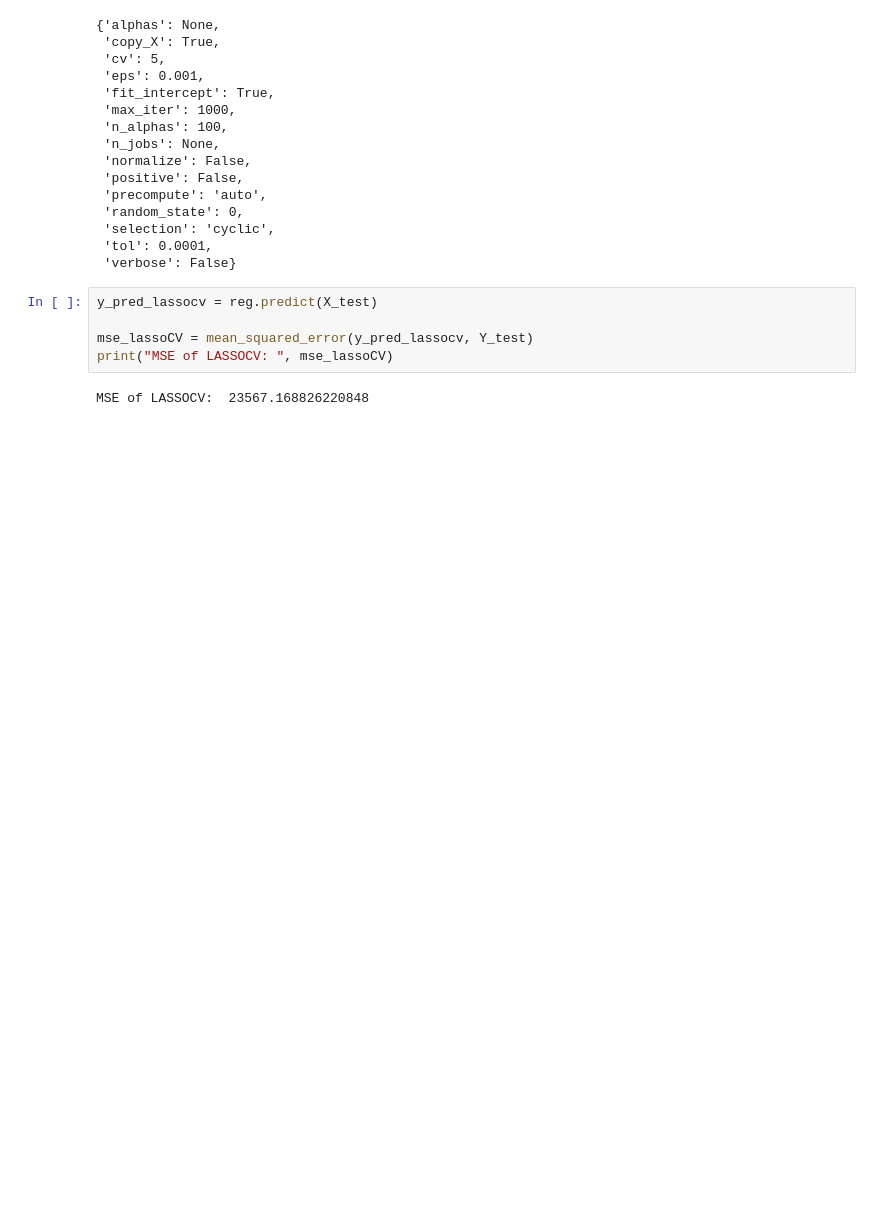
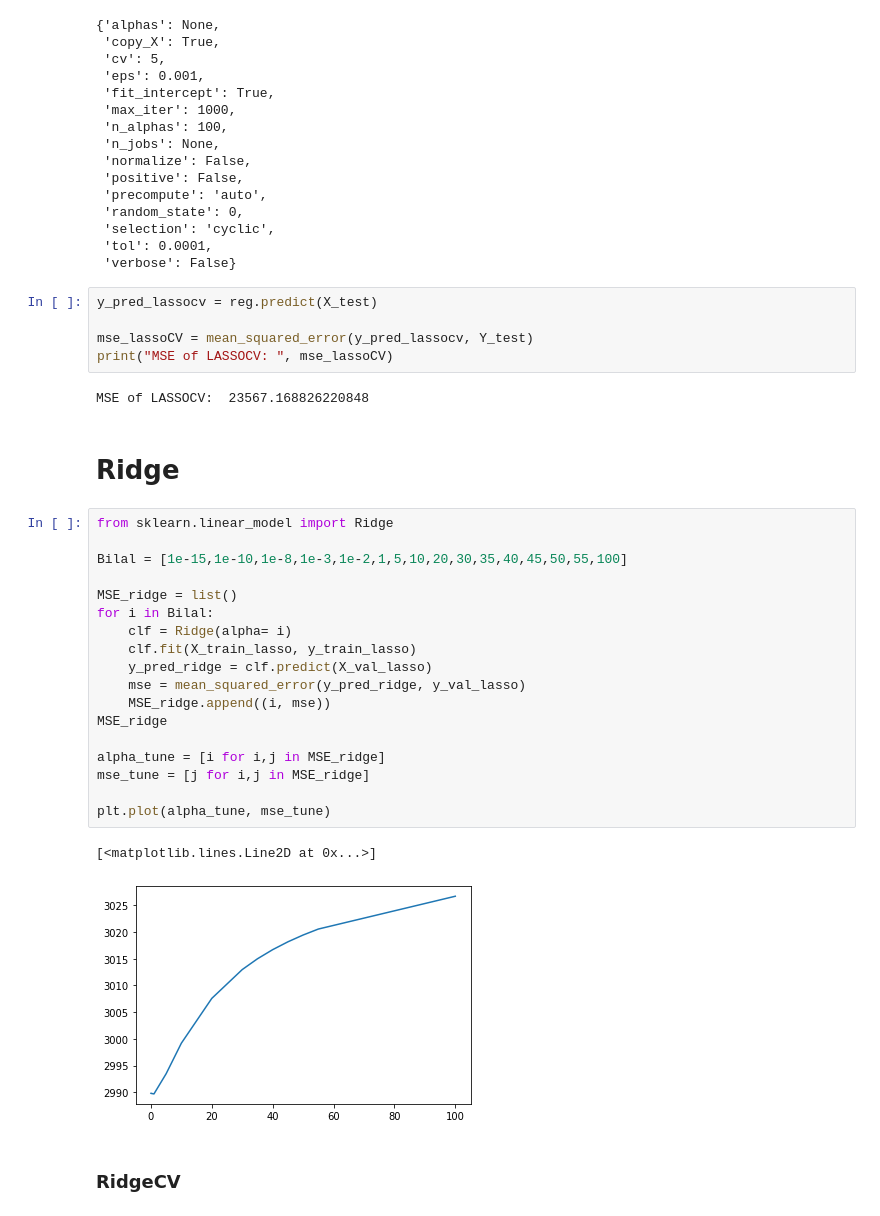
Before and after one commit to RyanXJu/Airbnb_Montreal, a Jupyter notebook: PricePrediction2.ipynb, the cells around one changed output. Cells and saved outputs as stored; diff of their text form; blank space fills up the shorter version.

Commit message:
lasso and ridge

```diff
--- a/PricePrediction2.ipynb
+++ b/PricePrediction2.ipynb
@@ -496,3 +500,28 @@ mse_lassoCV = mean_squared_error(y_pred_lassocv, Y_test)
 print("MSE of LASSOCV: ", mse_lassoCV)
 # %% [output]
 MSE of LASSOCV:  23567.168826220848
+# %% [markdown]
+# Ridge
+# %%
+from sklearn.linear_model import Ridge
+
+Bilal = [1e-15,1e-10,1e-8,1e-3,1e-2,1,5,10,20,30,35,40,45,50,55,100]
+
+MSE_ridge = list()
+for i in Bilal:
+    clf = Ridge(alpha= i)
+    clf.fit(X_train_lasso, y_train_lasso)
+    y_pred_ridge = clf.predict(X_val_lasso)
+    mse = mean_squared_error(y_pred_ridge, y_val_lasso)
+    MSE_ridge.append((i, mse))
+MSE_ridge
+
+alpha_tune = [i for i,j in MSE_ridge]
+mse_tune = [j for i,j in MSE_ridge]
+
+plt.plot(alpha_tune, mse_tune)
+# %% [output]
+[<matplotlib.lines.Line2D at 0x...>]
+[figure, added]
+# %% [markdown]
+### RidgeCV
```
Also changed, not shown: parts of 5 cells of this notebook.
